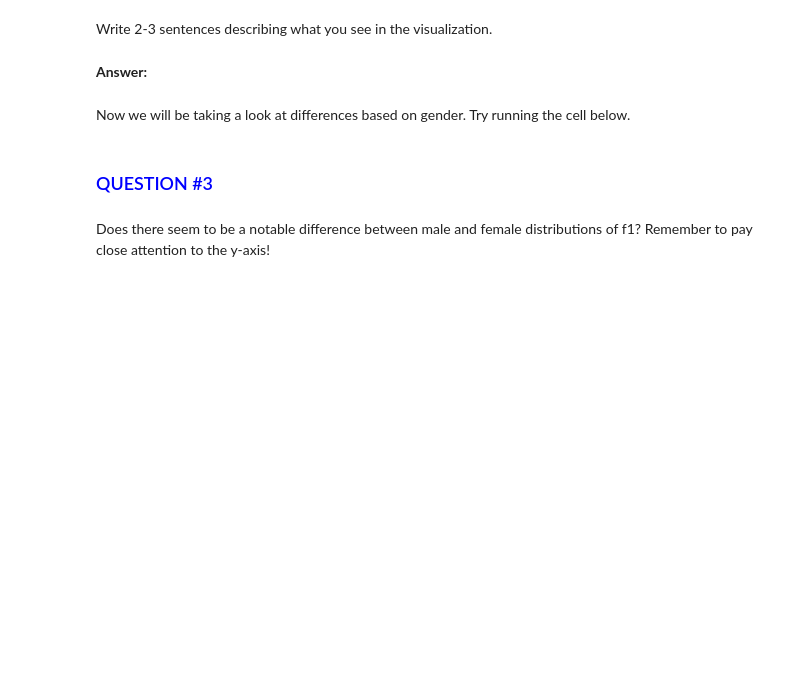
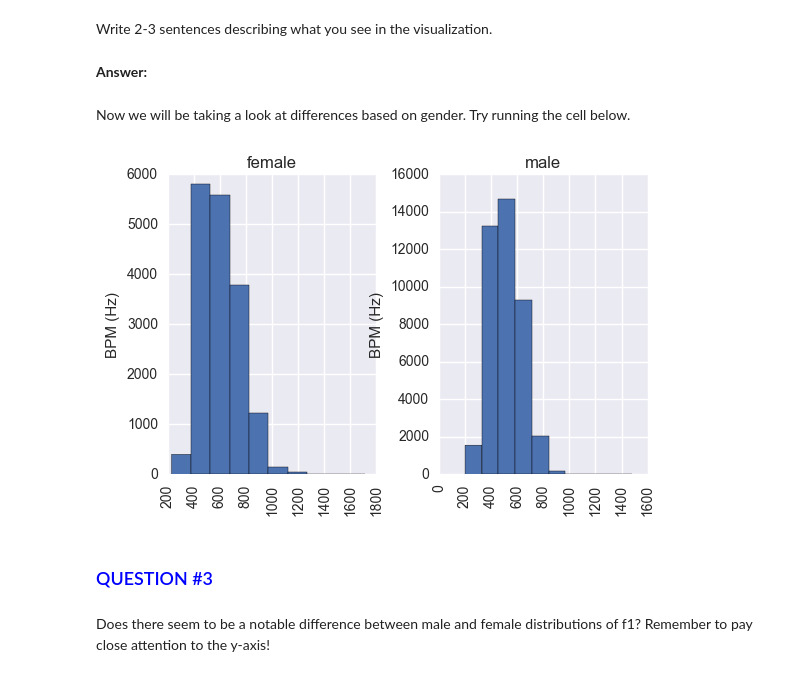
Before and after one commit to ds-modules/LINGUIS-110, a Jupyter notebook: Formants/Assignment.ipynb, the cells around one changed output. Saved outputs shown, nothing was run; the diff lists cells and outputs as text; code cells hidden in the pictures; blank space fills up the shorter version.

```diff
--- a/Formants/Assignment.ipynb
+++ b/Formants/Assignment.ipynb
@@ -68,7 +83,11 @@ __Answer:__
 # %% [markdown]
 Now we will be taking a look at differences based on gender. Try running the cell below.
 # %%
-timit['f1'].hist(by=timit['gender'])
+plots = timit['f1'].hist(by=timit['gender'])
+for i in plots:
+    i.set_ylabel("BPM (Hz)")
+# %% [output]
+[figure, added]
 # %% [markdown]
 ### <font color = "blue"> QUESTION #3 </font>
 # %% [markdown]
```
Also changed, not shown: parts of 37 cells of this notebook.
